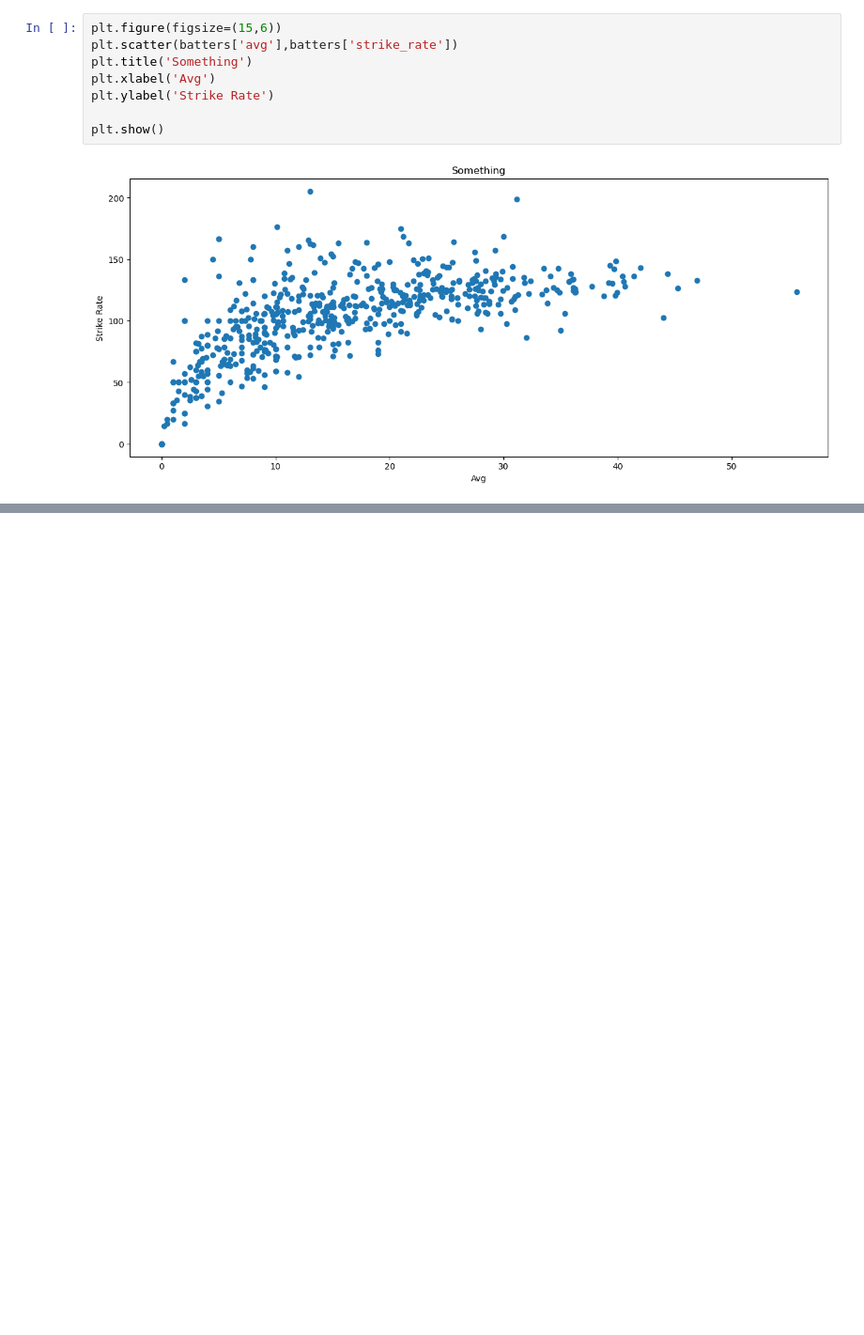
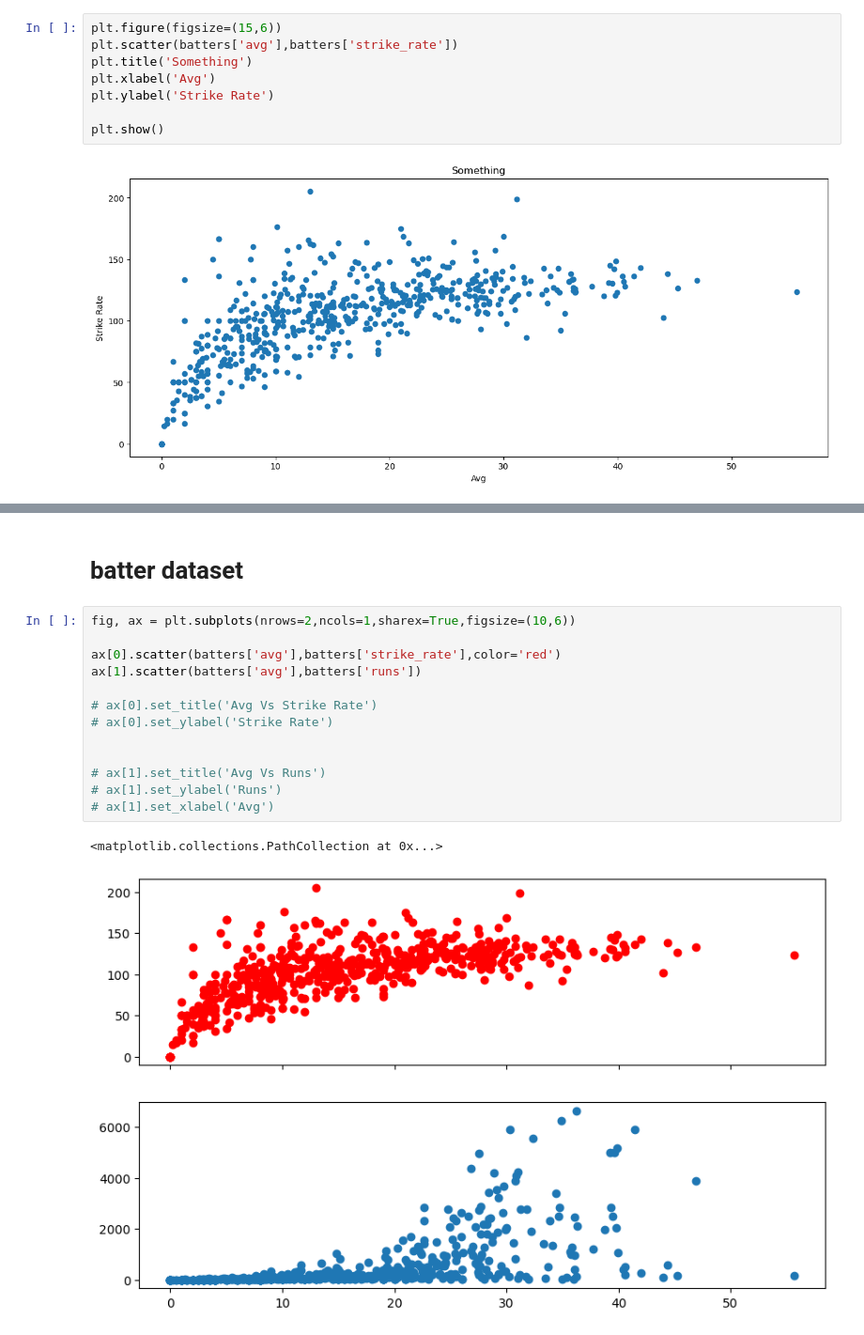
Before and after one commit to rakeshtunasahu/All-about-Python-basic-OOPs-libraries-, a Jupyter notebook: Advanced_matplotlib/Subplots_matplotlib.ipynb, the cells around one changed output, grey strips where cells are left out. Shown at 94% size. Saved outputs shown, nothing was run; the diff lists cells and outputs as text; blank space fills up the shorter version.

```diff
--- a/Advanced_matplotlib/Subplots_matplotlib.ipynb
+++ b/Advanced_matplotlib/Subplots_matplotlib.ipynb
@@ -27,0 +39,18 @@ plt.show()
+# %% [markdown]
+# batter dataset
+# %%
+fig, ax = plt.subplots(nrows=2,ncols=1,sharex=True,figsize=(10,6))
+
+ax[0].scatter(batters['avg'],batters['strike_rate'],color='red')
+ax[1].scatter(batters['avg'],batters['runs'])
+
+# ax[0].set_title('Avg Vs Strike Rate')
+# ax[0].set_ylabel('Strike Rate')
+
+
+# ax[1].set_title('Avg Vs Runs')
+# ax[1].set_ylabel('Runs')
+# ax[1].set_xlabel('Avg')
+# %% [output]
+<matplotlib.collections.PathCollection at 0x...>
+[figure, added]
```
Also changed, not shown: parts of 1 cell of this notebook.
